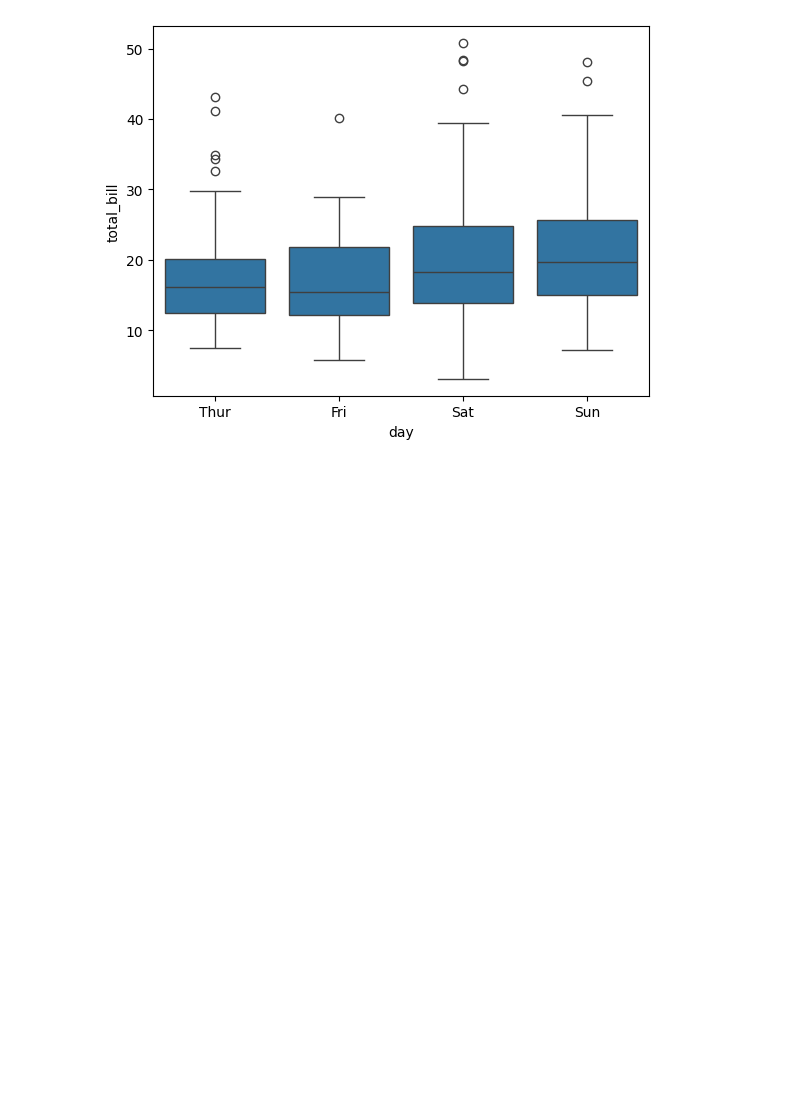
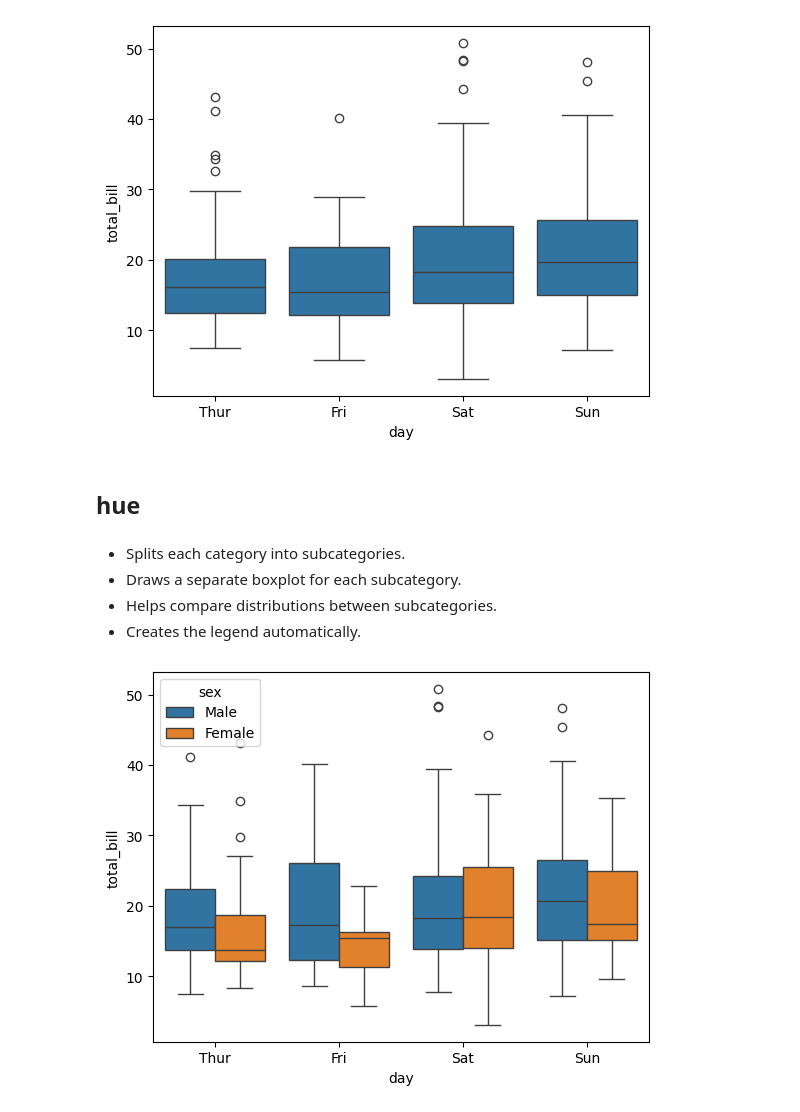
Before and after one commit to kshitij-commit/DataScience, a Jupyter notebook: 05_seaborn/03_Categorical_Plots.ipynb, the cells around one changed output. Drawn from its saved outputs; the diff is of its cells as text; code cells hidden in the pictures; blank space fills up the shorter version.

Commit message:
feat: add hue parameter in boxplot

```diff
--- a/05_seaborn/03_Categorical_Plots.ipynb
+++ b/05_seaborn/03_Categorical_Plots.ipynb
@@ -267,3 +267,21 @@ sns.boxplot(
 plt.show()
 # %% [output]
 [figure]
+# %% [markdown]
+## hue
+# %% [markdown]
+- Splits each category into subcategories.
+- Draws a separate boxplot for each subcategory.
+- Helps compare distributions between subcategories.
+- Creates the legend automatically.
+# %%
+sns.boxplot(
+    data = tips,
+    x = 'day',
+    y = 'total_bill',
+    hue = 'sex'
+
+)
+plt.show()
+# %% [output]
+[figure, added]
```
